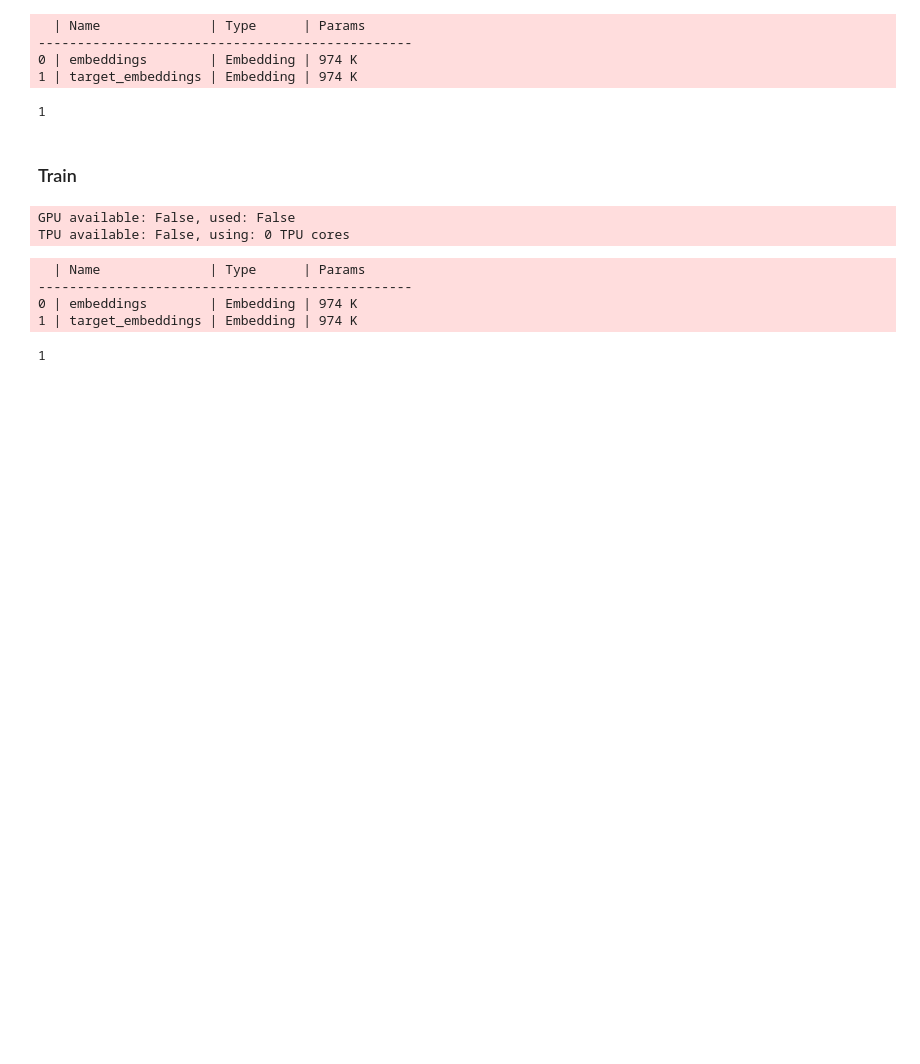
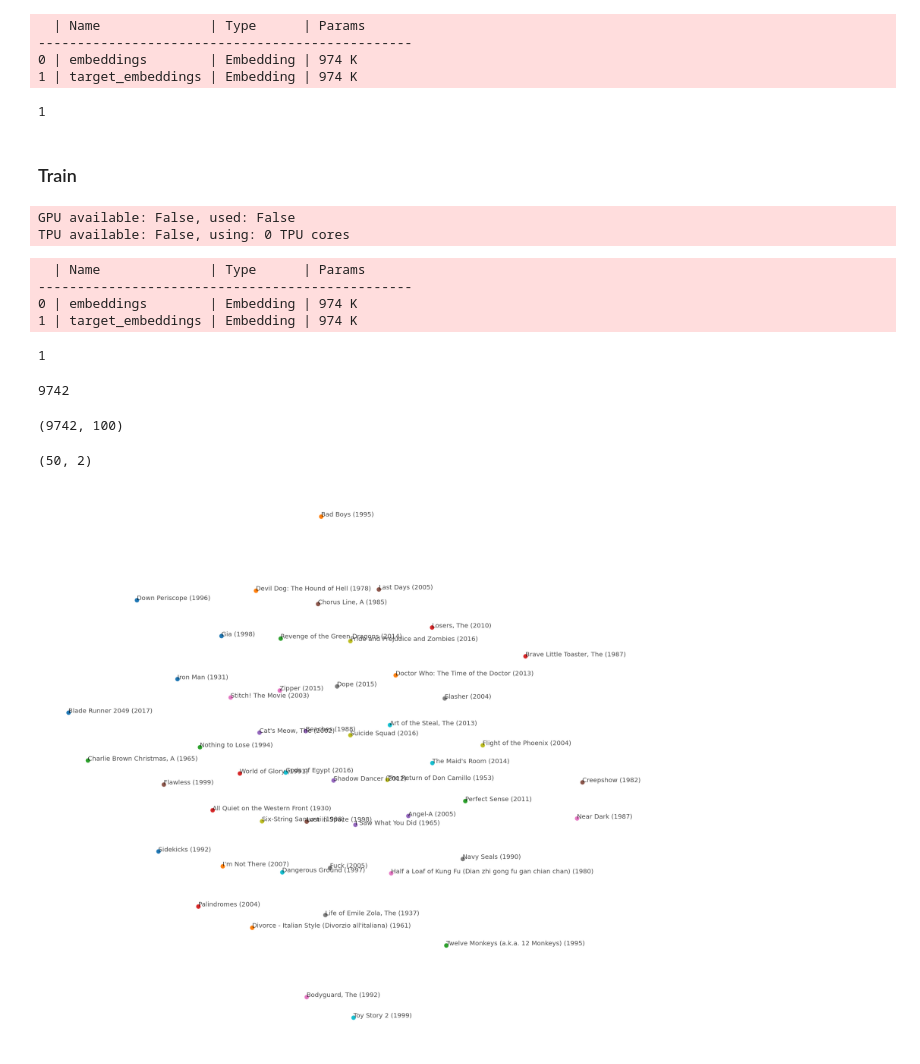
Before and after one commit to eifuentes/skipgrammar, a Jupyter notebook: notebooks/movielens-pl.ipynb, the cells around one changed output. Saved outputs shown, nothing was run; the diff lists cells and outputs as text; code cells hidden in the pictures; blank space fills up the shorter version.

Commit message:
include embedding viz in example nb

```diff
--- a/notebooks/movielens-pl.ipynb
+++ b/notebooks/movielens-pl.ipynb
@@ -85,3 +86,13 @@ trainer.fit(model)
 0 | embeddings        | Embedding | 974 K
 1 | target_embeddings | Embedding | 974 K
 1
+# %%
+lu = movielens_dataset.id_metadata
+len(lu)
+# %% [output]
+9742
+# %%
+embeddings = model.embeddings.weight.detach().cpu().numpy()
+embeddings.shape
+# %% [output]
+(9742, 100)
@@ -87,0 +102,16 @@ trainer.fit(model)
+# %%
+num_embeddings = 50
+rand_embedding_ids = np.random.randint(0, len(embeddings), num_embeddings)
+tsne = TSNE()
+embeddings_reduced = tsne.fit_transform(embeddings[rand_embedding_ids, :])
+embeddings_reduced.shape
+# %% [output]
+(50, 2)
+# %%
+fig, ax = plt.subplots(figsize=(16, 16))
+for i, embedding_id in enumerate(rand_embedding_ids):
+    plt.scatter(embeddings_reduced[i, 0], embeddings_reduced[i, 1])
+    plt.annotate(lu[embedding_id].get('title'), (embeddings_reduced[i, 0], embeddings_reduced[i, 1]), alpha=0.7)
+plt.axis('off');
+# %% [output]
+[figure, added]
```
Also changed, not shown: parts of 2 cells of this notebook.
